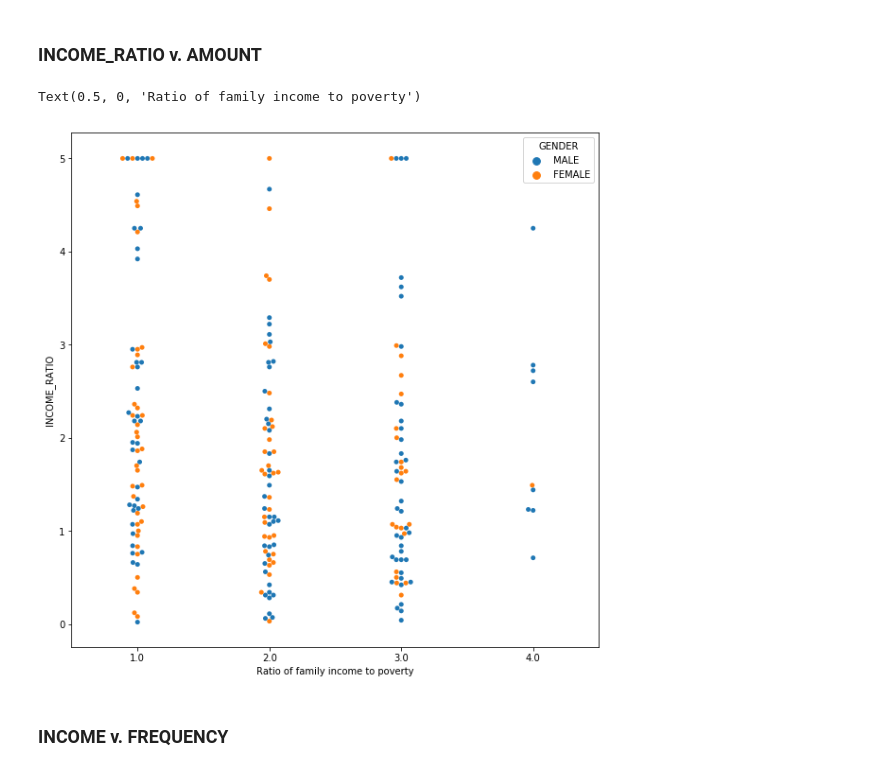
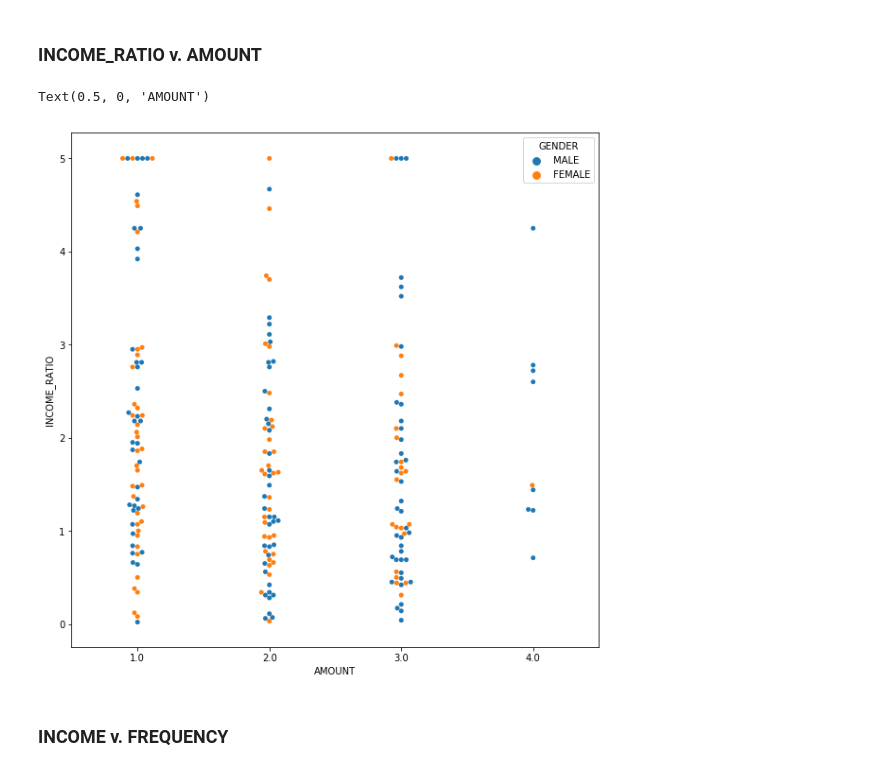
Before and after one commit to gthein/COGS108-FinalProject, a Jupyter notebook: Analysis_Shiva.ipynb, the cells around one changed output. Saved outputs shown, nothing was run; the diff lists cells and outputs as text; code cells hidden in the pictures.

```diff
--- a/Analysis_Shiva.ipynb
+++ b/Analysis_Shiva.ipynb
@@ -289,10 +283,10 @@ Text(0, 0.5, 'Amount of marijuana consumed (joints/pipes per day)')
 # %%
 plt.figure(figsize=(10,10))
 sns.swarmplot(df_y['AMOUNT'], df_y['INCOME_RATIO'], data=df_y, hue='GENDER')
-plt.xlabel("Ratio of family income to poverty")
+plt.xlabel("AMOUNT")
 # %% [output]
-Text(0.5, 0, 'Ratio of family income to poverty')
+Text(0.5, 0, 'AMOUNT')
-[figure, old version]
+[figure, new version]
 # %% [markdown]
 ### INCOME v. FREQUENCY
 # %%
```
Also changed, not shown: parts of 24 cells of this notebook.
